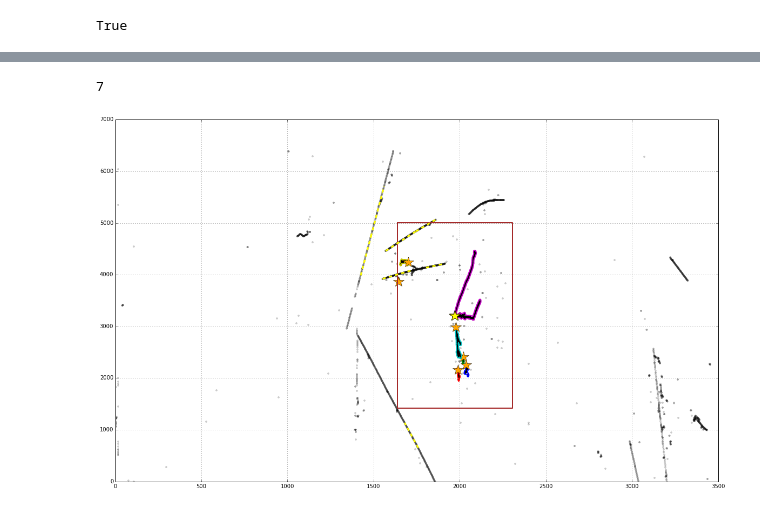
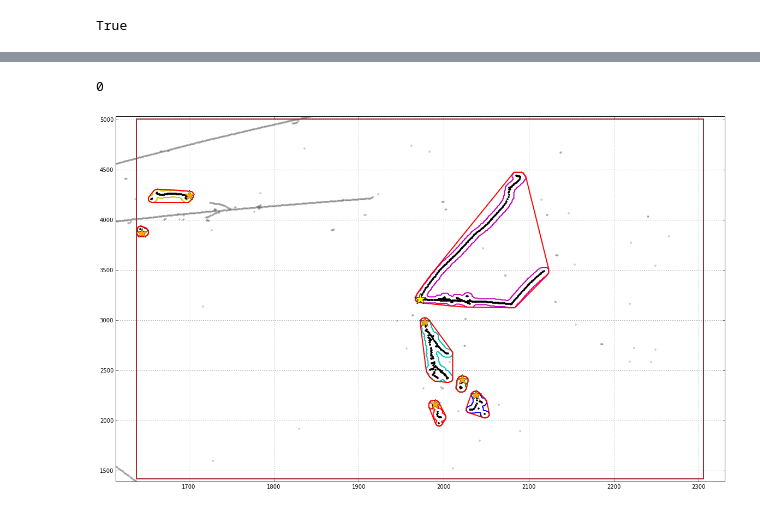
Before and after one commit to NevisUB/LArOpenCV, a Jupyter notebook: mac/explore/debug/check_user_info.ipynb, the cells around one changed output, grey strips where cells are left out. Saved outputs shown, nothing was run; the diff lists cells and outputs as text; code cells hidden in the pictures.

Commit message:
attached cluster debug in viewer done

```diff
--- a/mac/explore/debug/check_user_info.ipynb
+++ b/mac/explore/debug/check_user_info.ipynb
@@ -121,6 +128,17 @@ for ix,cluster in enumerate(cluster_to_hit_ass):
 
 
     ##############################
+    #put the hull info on
+    exec("hull_data = hullplane%s"%plane)
+    xx=np.array(hull_data.get_darray('ClusterID_{}_hull_x'.format(cid)))
+    yy=np.array(hull_data.get_darray('ClusterID_{}_hull_y'.format(cid)))
+
+    xx=np.append(xx,xx[0])
+    yy=np.append(yy,yy[0])
+
+    plt.plot(yy,xx,'-',lw=2,color='red')
+
+    ##############################
     #put vertex information on screen as a big star
 
     vtx=ROOT.std.vector('double')()
@@ -143,37 +161,37 @@ for ix,cluster in enumerate(cluster_to_hit_ass):
 
 exec("roi_data = roiplane%s"%plane)
 ##############################
 #put the bounding box in
 
 bbx=np.array(roi_data.get_darray('roi_bounds_x'))
 bby=np.array(roi_data.get_darray('roi_bounds_y'))
 
 bbx=np.append(bbx,bbx[0])
 bby=np.append(bby,bby[0])
 plt.plot(bbx,bby,'-',lw=2,color='brown')
 
-#ax.set_xlim(bbx.min()-25,bbx.max()+25)
-#ax.set_ylim(bby.min()-25,bby.max()+25)
+ax.set_xlim(bbx.min()-25,bbx.max()+25)
+ax.set_ylim(bby.min()-25,bby.max()+25)
 
 ##############################
 #can we overlay the hough lines?
 exec("houghdata = houghplane%s"%plane)
 nlines=houghdata.get_int('N_lines')
 print nlines
 for n in xrange(nlines):
     x1=houghdata.get_double("line_{}_x1".format(n))
     y1=houghdata.get_double("line_{}_y1".format(n))
     x2=houghdata.get_double("line_{}_x2".format(n))
     y2=houghdata.get_double("line_{}_y2".format(n))
     ax.plot([y1,y2],[x1,x2],'--',lw=3,color='yellow')
 
 
 
 plt.grid()
 plt.show()
 # %% [output]
-7
+0
-[figure, old version]
+[figure, new version]
 # %%
 plane2.dump_contents()
 # %%
```
Also changed, not shown: parts of 6 cells of this notebook, 2 other files.
